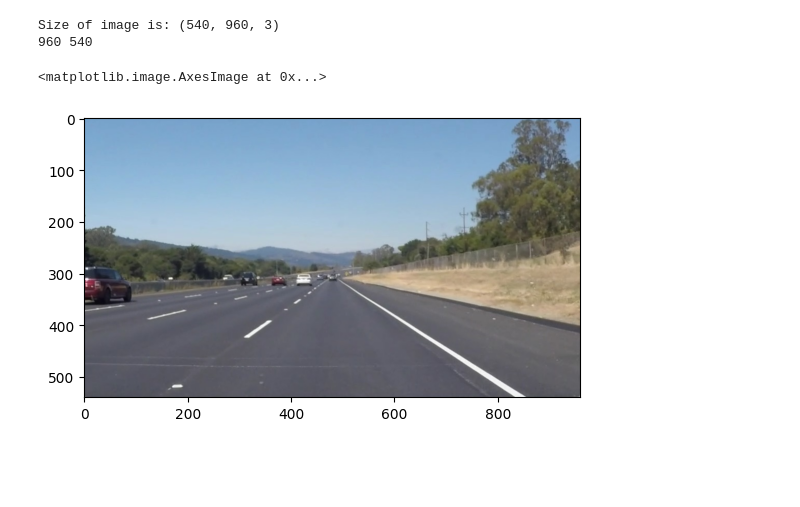
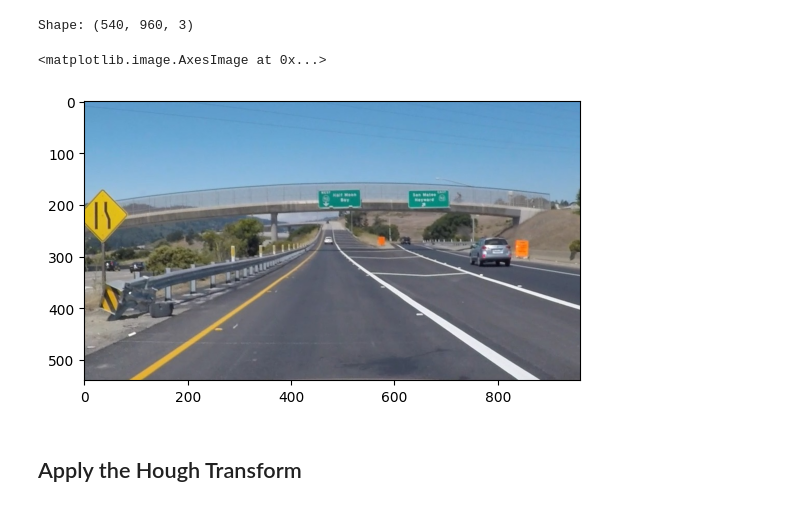
Before and after one commit to kumar-sanjeeev/computer-vision, a Jupyter notebook: lane-marking/laneMarking.ipynb, the cells around one changed output. Drawn from its saved outputs; the diff is of its cells as text; code cells hidden in the pictures; blank space fills up the shorter version.

```diff
--- a/lane-marking/laneMarking.ipynb
+++ b/lane-marking/laneMarking.ipynb
@@ -6,12 +7,11 @@ import numpy as np
-# %%
-image = mpimg.imread('test_images/solidWhiteRight.jpg')
-print(f"Size of image is: {image.shape}")
-x_dim = image.shape[1]
-y_dim = image.shape[0]
-print(x_dim, y_dim)
-plt.imshow(image)
-# %% [output]
-Size of image is: (540, 960, 3)
-960 540
-<matplotlib.image.AxesImage at 0x...>
-[figure, removed]
+# %%
+## reading an image
+image = mpimg.imread("exit-ramp.jpg")
+print(f"Shape: {image.shape}")
+plt.imshow(image)
+# %% [output]
+Shape: (540, 960, 3)
+<matplotlib.image.AxesImage at 0x...>
+[figure, added]
+# %% [markdown]
+## Apply the Hough Transform
```
Also changed, not shown: parts of 12 cells of this notebook, 1 other file.
